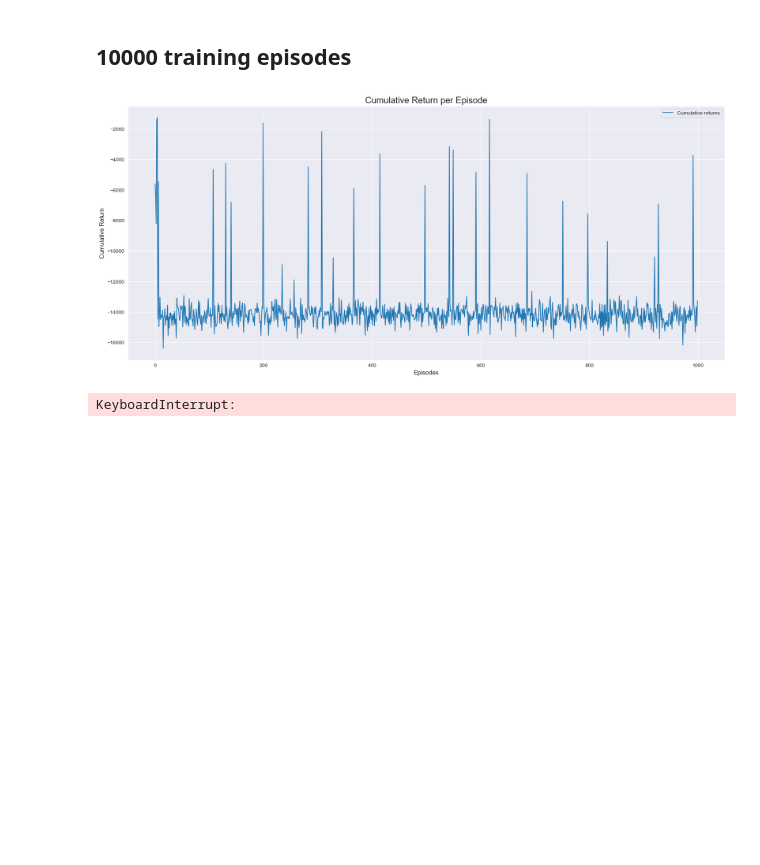
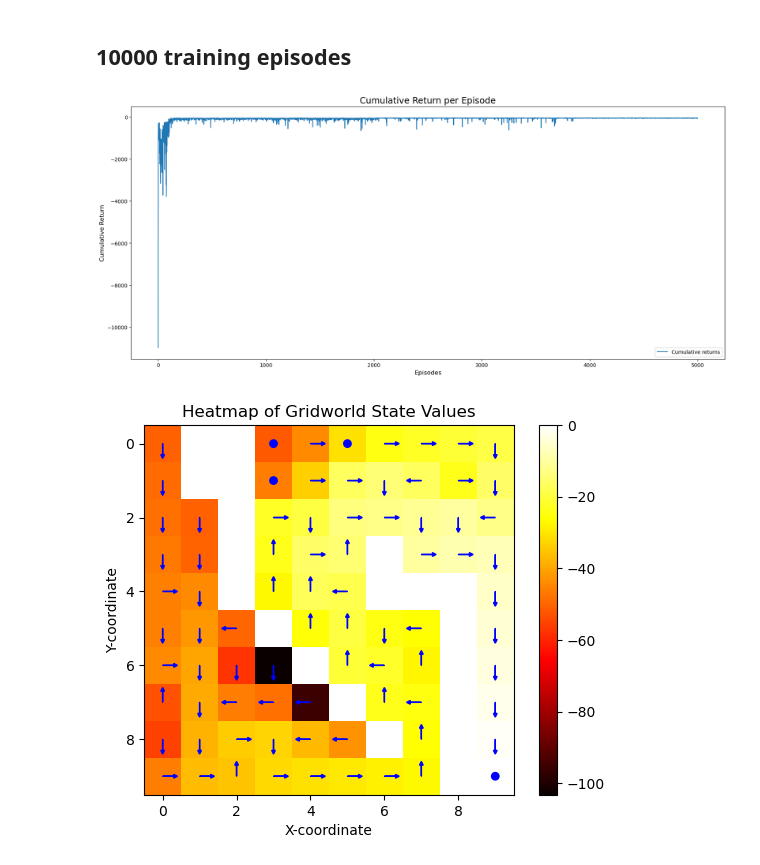
Before and after one commit to iltramont/RL_Grid_World, a Jupyter notebook: main_MontecarloAgent.ipynb, the cells around one changed output. Cells and saved outputs as stored; diff of their text form; code cells hidden in the pictures; blank space fills up the shorter version.

```diff
--- a/main_MontecarloAgent.ipynb
+++ b/main_MontecarloAgent.ipynb
@@ -13,15 +13,17 @@ np.random.seed(42)
 # %% [markdown]
 ## Constants
 # %%
-MALFUNCTION_PROBABILITY = 0.1
+MALFUNCTION_PROBABILITY = 0.0
 EPSILON = 0.5
 MIN_EPSILON = 0.1
+ALPHA_EPSILON = 2/3
 DELAY = 0.001
 DISCOUNT_FACTOR = 1
 Q_DISCOUNT_FACTOR = 1
 # %% [markdown]
 ## Initialize environment
 # %%
+plt.style.use("default")
 size = (10, 10)
 obstacles = [(0,1), (0,2), (1, 1), (1,2), (2,2), (3,2), (4,2), (5,3), (6,4), (7,5), (8,6), (4,6), (3,6), (9,8), (8,8), (7,8), (6,8), (5,8), (4,8), (4,7)]
 position = (0, 0)
@@ -51,13 +53,13 @@ mc_agent.plot_value_table();
 ## 10000 training episodes
 # %%
 env.reset()
-training_episodes = 10000
-plot_frequency = 200
-mc_agent = MontecarloAgent(env, discount_factor=DISCOUNT_FACTOR, epsilon=EPSILON, min_epsilon=MIN_EPSILON, q_discount_factor=Q_DISCOUNT_FACTOR)
+training_episodes = 5000
+plot_frequency = 50
+mc_agent = MontecarloAgent(env, discount_factor=DISCOUNT_FACTOR, epsilon=EPSILON, min_epsilon=MIN_EPSILON, q_discount_factor=Q_DISCOUNT_FACTOR, alpha_epsilon=ALPHA_EPSILON)
 mc_agent.train(n_episodes=training_episodes, plot=True, plot_frequency=plot_frequency)
-mc_agent.plot_value_table()
+mc_agent.plot_value_table();
 # %% [output]
-[figure, old version]
+[figure, new version]
-KeyboardInterrupt:
+[figure, added]
 # %%
 mc_agent.env.reset()
```
Also changed, not shown: parts of 4 cells of this notebook, 2 other files.
